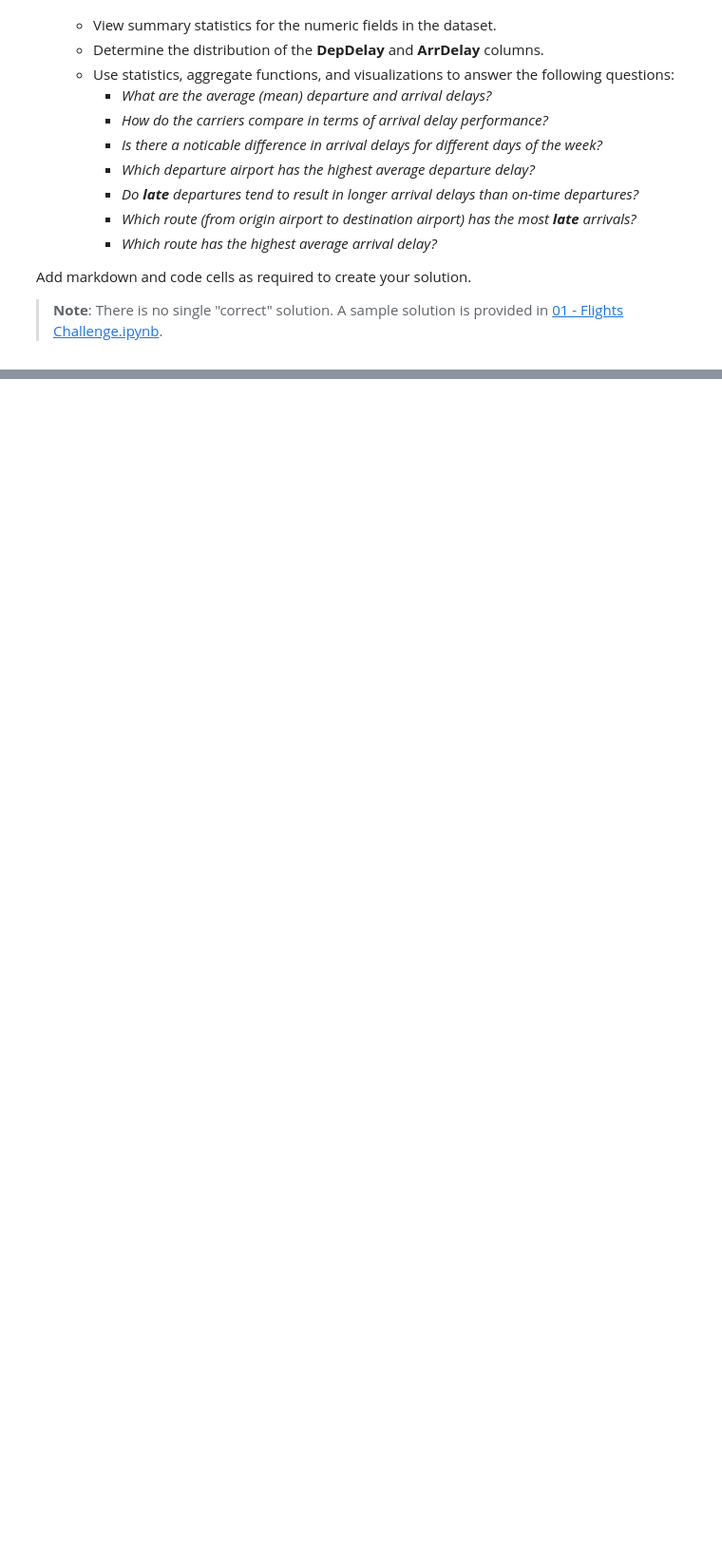
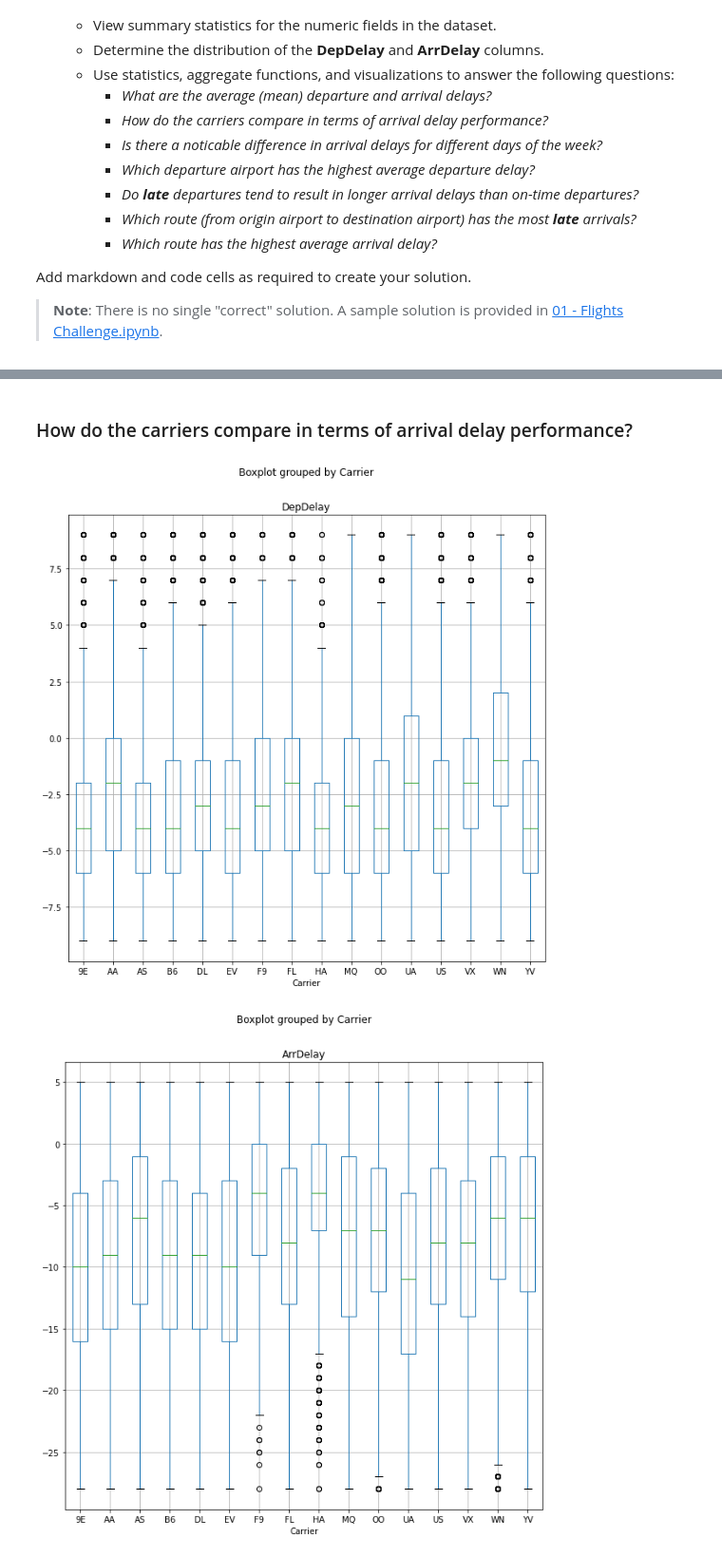
Before and after one commit to ElisendaGascon/ml-basics, a Jupyter notebook: challenges/01 - Flights Challenge.ipynb, the cells around one changed output, grey strips where cells are left out. Shown: that part at 95% size. Cells and saved outputs as stored; diff of their text form; code cells hidden in the pictures; blank space fills up the shorter version.

```diff
--- a/challenges/01 - Flights Challenge.ipynb
+++ b/challenges/01 - Flights Challenge.ipynb
@@ -64,0 +308,4 @@ Add markdown and code cells as required to create your solution.
+# %%
+delay_cols = ['DepDelay', 'ArrDelay']
+
+df_flights[delay_cols].mean()
@@ -64,0 +316,8 @@ Add markdown and code cells as required to create your solution.
+# %% [markdown]
+### How do the carriers compare in terms of arrival delay performance?
+# %%
+for col in delay_cols:
+    df_flights.boxplot(column=col, by='Carrier', figsize=(10, 10))
+# %% [output]
+[figure, added]
+[figure, added]
```
Also changed, not shown: parts of 33 cells of this notebook.
